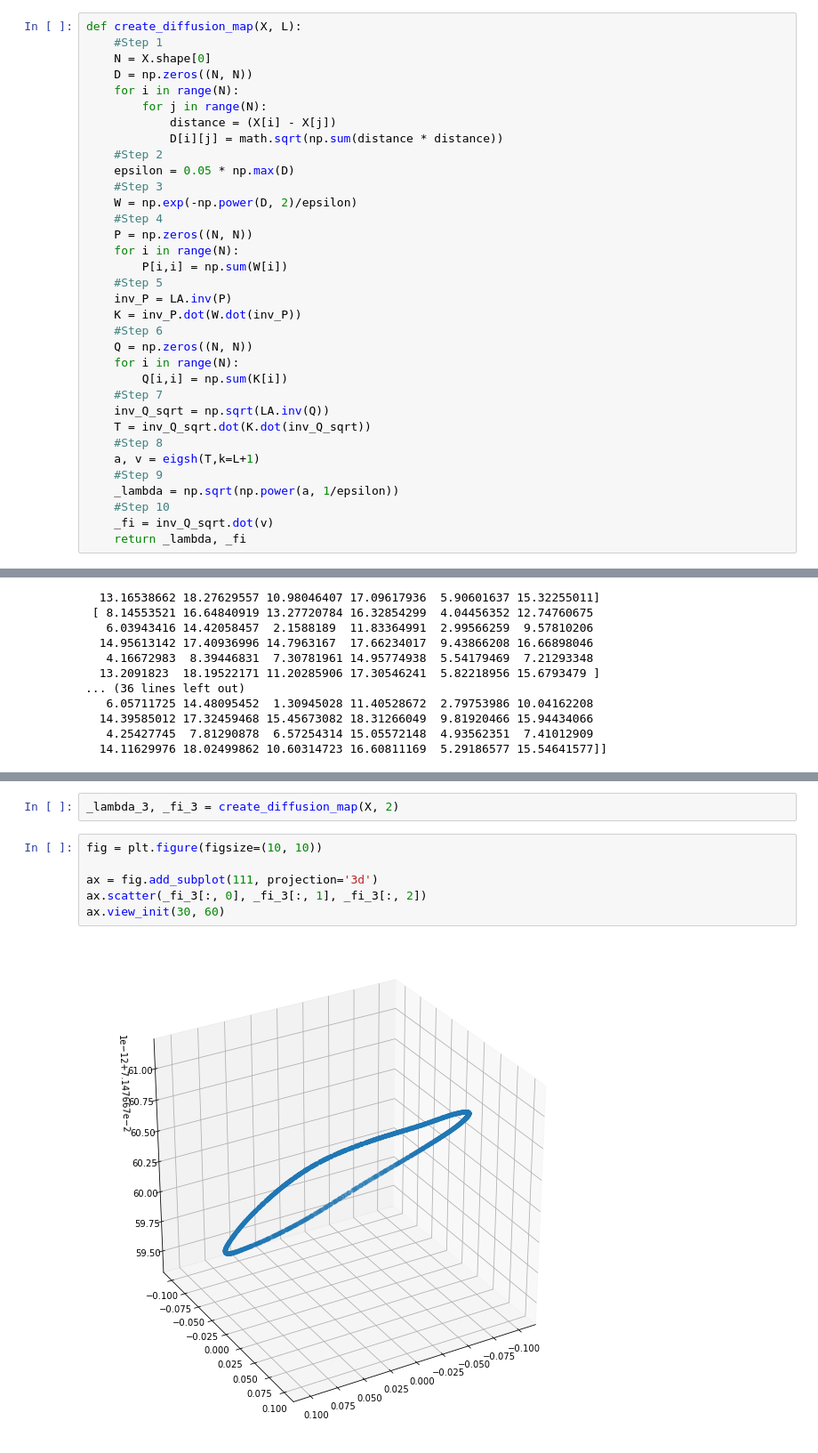
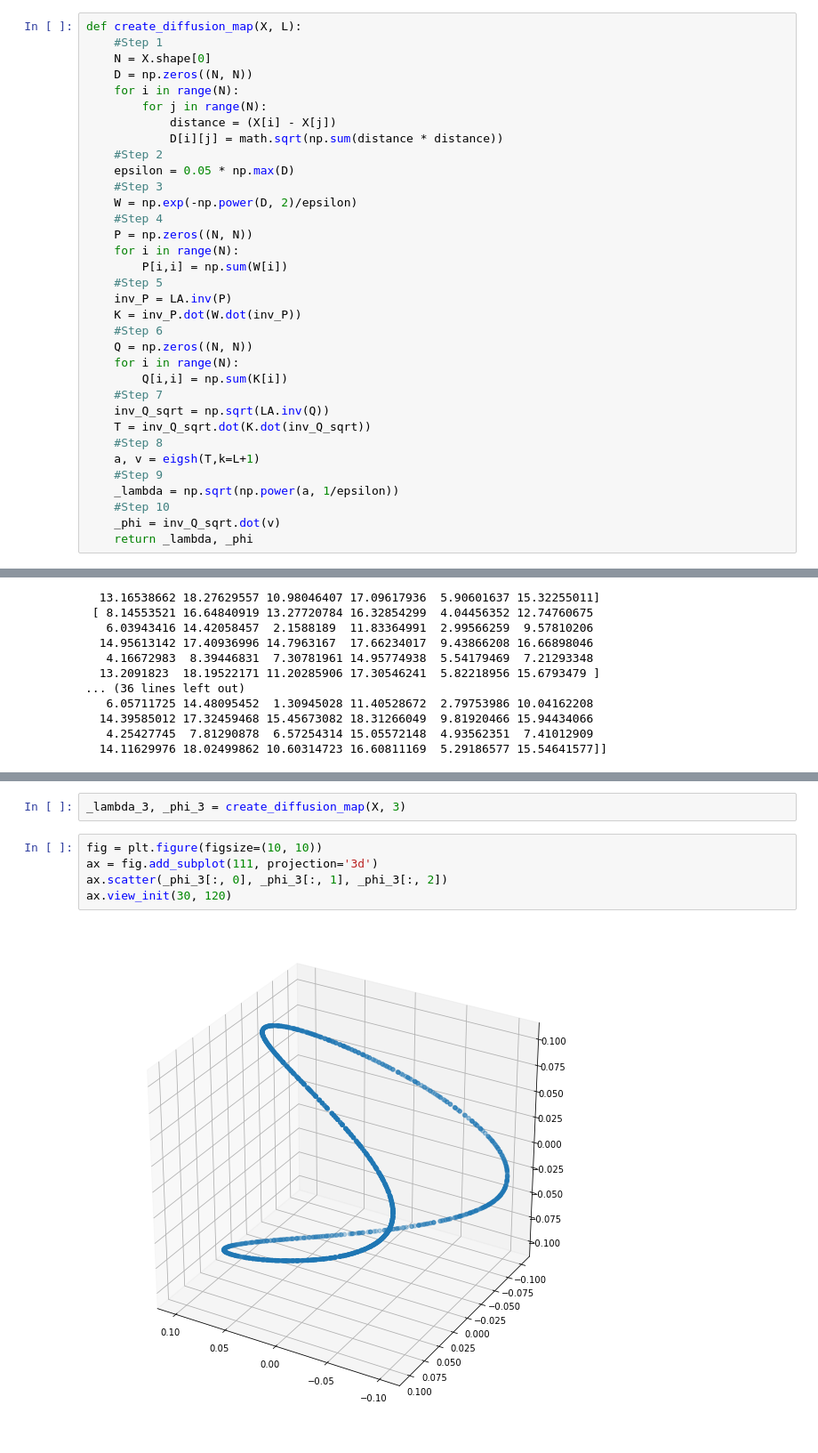
Before and after one commit to TUM-MLCMS/mlcms-4, a Jupyter notebook: task_2/subtask_3.ipynb, the cells around one changed output, grey strips where cells are left out. Shown at 89% size. Drawn from its saved outputs; the diff is of its cells as text.

```diff
--- a/task_2/subtask_3.ipynb
+++ b/task_2/subtask_3.ipynb
@@ -39,8 +39,8 @@ def create_diffusion_map(X, L):
     #Step 9
     _lambda = np.sqrt(np.power(a, 1/epsilon))
     #Step 10
-    _fi = inv_Q_sqrt.dot(v)
-    return _lambda, _fi
+    _phi = inv_Q_sqrt.dot(v)
+    return _lambda, _phi
 # %%
 X = np.genfromtxt("data_DMAP_PCA_vadere.txt", dtype='double')
 print(f"Shape: {X.shape}")
@@ -73,10 +76,9 @@ plt.show()
 # %%
-_lambda_3, _fi_3 = create_diffusion_map(X, 2)
+_lambda_3, _phi_3 = create_diffusion_map(X, 3)
 # %%
 fig = plt.figure(figsize=(10, 10))
-
 ax = fig.add_subplot(111, projection='3d')
-ax.scatter(_fi_3[:, 0], _fi_3[:, 1], _fi_3[:, 2])
-ax.view_init(30, 60)
+ax.scatter(_phi_3[:, 0], _phi_3[:, 1], _phi_3[:, 2])
+ax.view_init(30, 120)
 # %% [output]
-[figure, old version]
+[figure, new version]
```
Also changed, not shown: parts of 3 cells of this notebook, 4 other files.
